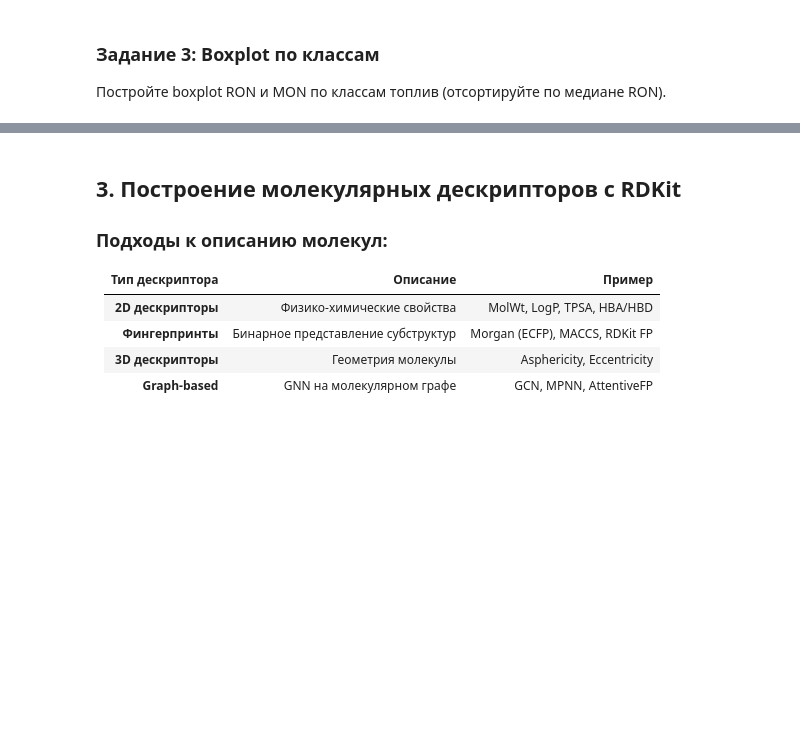
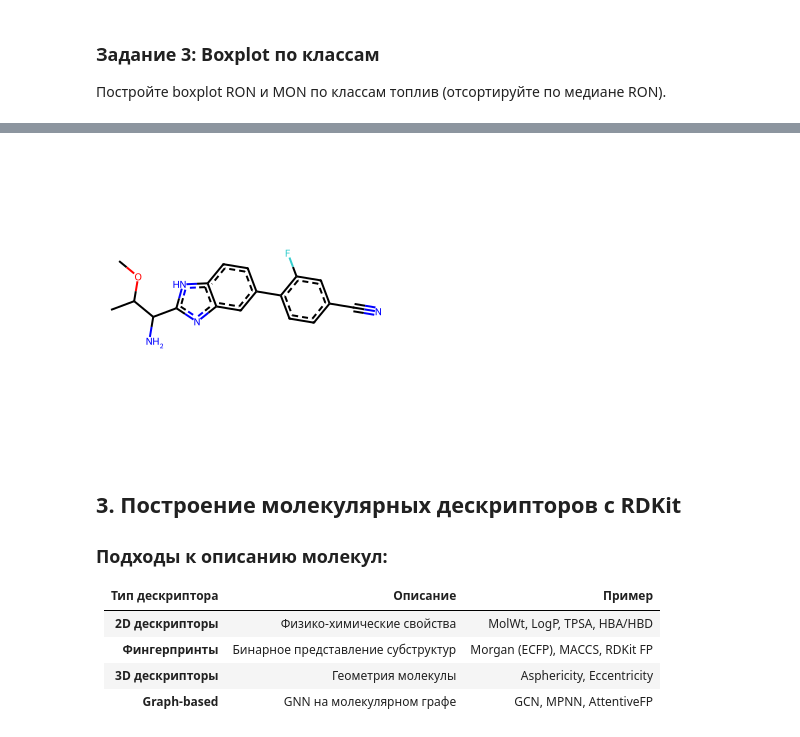
Before and after one commit to Ega2901/ChemML2026, a Jupyter notebook: materials/RON_MON/seminar.ipynb, the cells around one changed output, grey strips where cells are left out. Cells and saved outputs as stored; diff of their text form; code cells hidden in the pictures; blank space fills up the shorter version.

```diff
--- a/materials/RON_MON/seminar.ipynb
+++ b/materials/RON_MON/seminar.ipynb
@@ -83,3 +182,14 @@ img
+# %%
+from IPython.display import display, SVG
+smiles = "COC(C)C(N)c1nc2cc(-c3ccc(C#N)cc3F)ccc2[nH]1"
+
+mol = Chem.MolFromSmiles(smiles)
+mol_kek = Chem.Mol(mol)
+#Chem.Kekulize(mol_kek, clearAromaticFlags=True)
+img = Draw.MolToImage(mol_kek, kekulize=False)
+img
+# %% [output]
+[figure, added]
 # %% [markdown]
 ## 3. Построение молекулярных дескрипторов с RDKit
 
```
Also changed, not shown: parts of 29 cells of this notebook.
